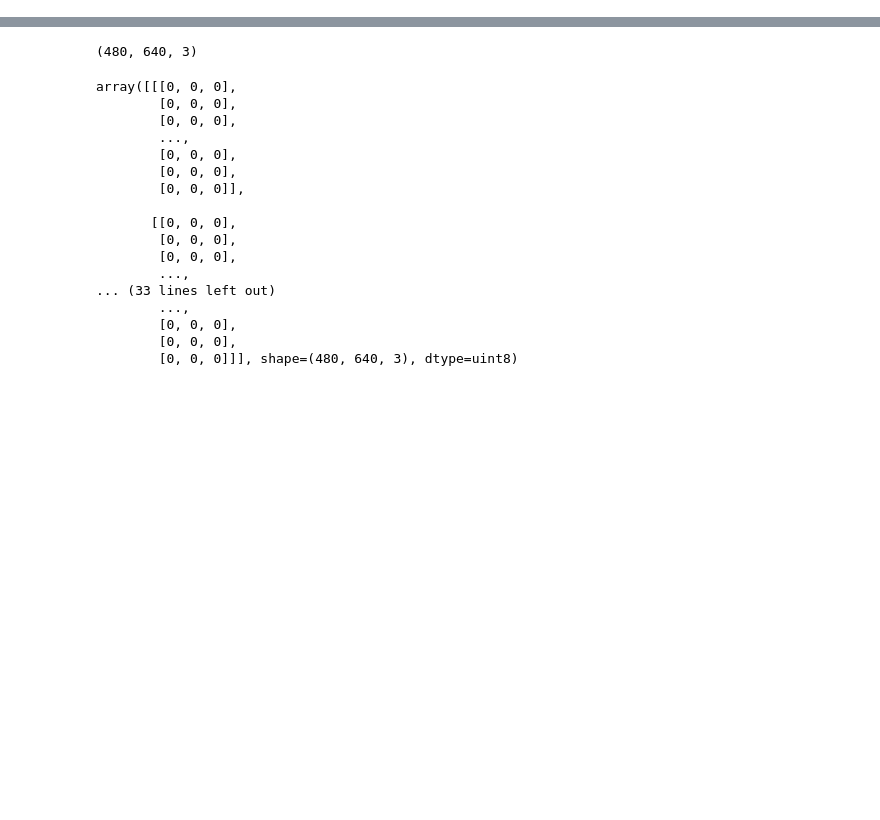
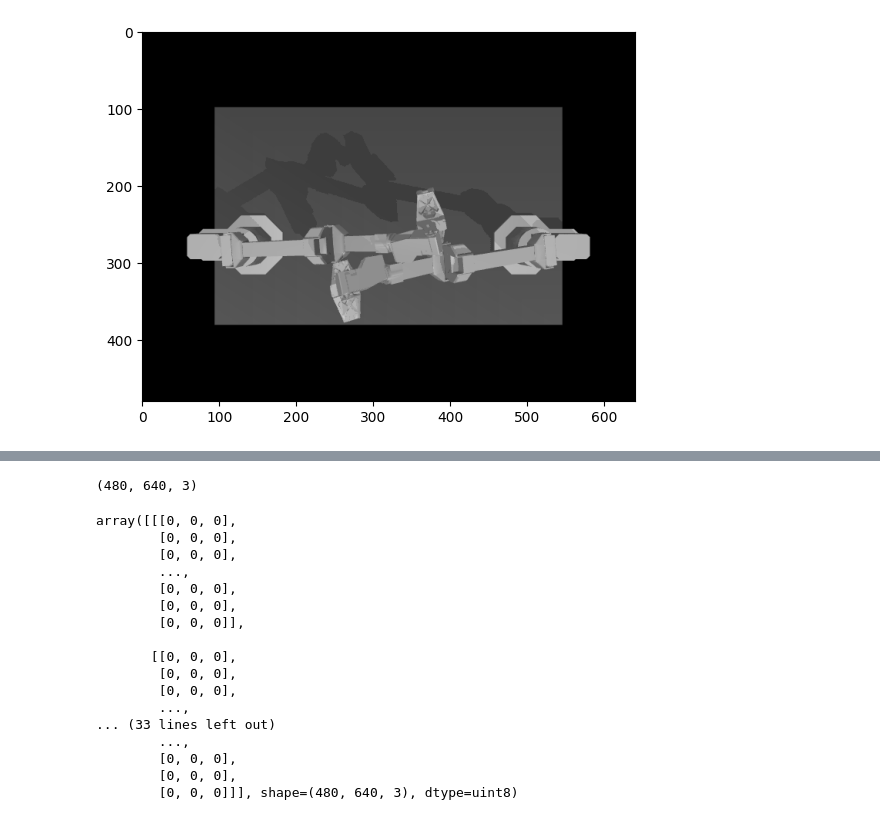
Before and after one commit to absin/robotics0, a Jupyter notebook: 5_pi0_aloha_sim.ipynb, the cells around one changed output, grey strips where cells are left out. Drawn from its saved outputs; the diff is of its cells as text; code cells hidden in the pictures; blank space fills up the shorter version.

```diff
--- a/5_pi0_aloha_sim.ipynb
+++ b/5_pi0_aloha_sim.ipynb
@@ -11,3 +13,14 @@ frames = []
+# %%
+from PIL import Image
+import matplotlib.pyplot as plt
+import numpy as np
+
+im = Image.fromarray(env.render())
+plt.imshow(im)
+im.save('my.png')
+plt.show()
+# %% [output]
+[figure, added]
 # %%
 from PIL import Image
 import matplotlib.pyplot as plt
```
Also changed, not shown: parts of 2 cells of this notebook, 20 other files.
